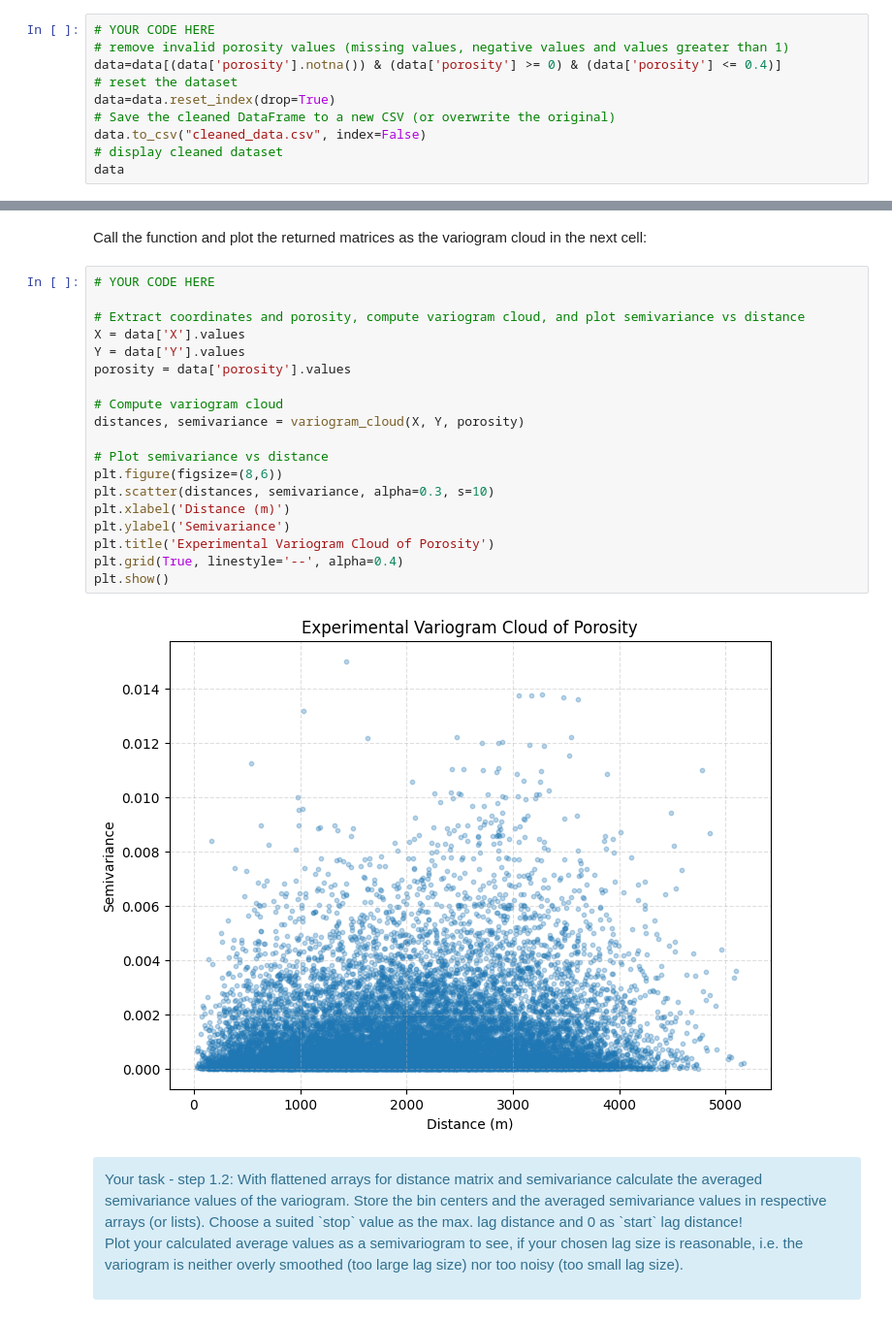
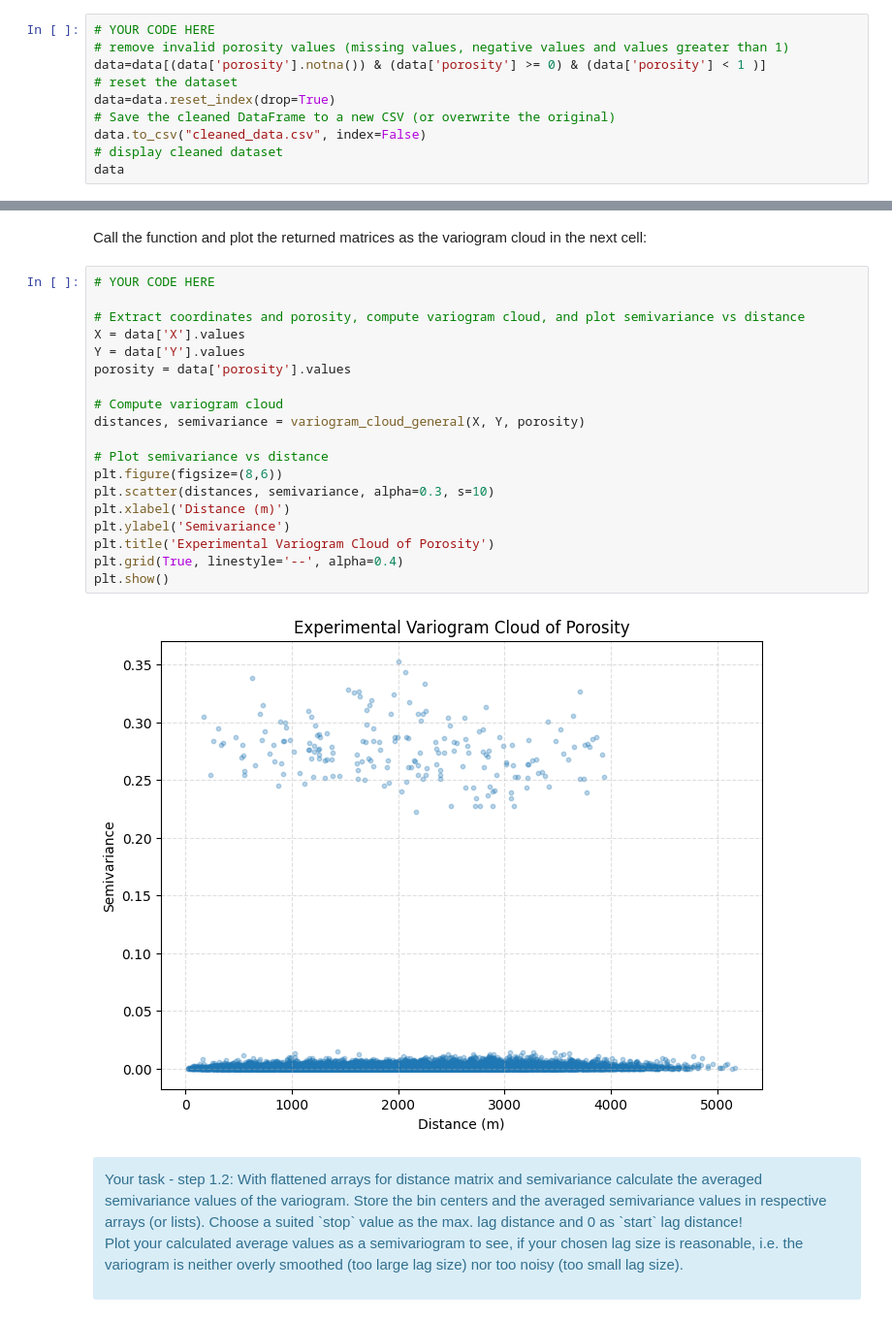
Before and after one commit to ElantaryJalal/Geo_Assignement, a Jupyter notebook: assignment group 8 (1).ipynb, the cells around one changed output, grey strips where cells are left out. Shown at 97% size. Drawn from its saved outputs; the diff is of its cells as text.

```diff
--- a/assignment group 8 (1).ipynb
+++ b/assignment group 8 (1).ipynb
@@ -133,7 +133,7 @@ Your task: Clean the dataset by removing all rows which have errorneous paramete
 # %%
 # YOUR CODE HERE
 # remove invalid porosity values (missing values, negative values and values greater than 1)
-data=data[(data['porosity'].notna()) & (data['porosity'] >= 0) & (data['porosity'] <= 0.4)]
+data=data[(data['porosity'].notna()) & (data['porosity'] >= 0) & (data['porosity'] < 1 )]
 # reset the dataset
 data=data.reset_index(drop=True)
 # Save the cleaned DataFrame to a new CSV (or overwrite the original)
@@ -470,24 +470,24 @@ Call the function and plot the returned matrices as the variogram cloud in the n
 # %%
 # YOUR CODE HERE
 
 # Extract coordinates and porosity, compute variogram cloud, and plot semivariance vs distance
 X = data['X'].values
 Y = data['Y'].values
 porosity = data['porosity'].values
 
 # Compute variogram cloud
-distances, semivariance = variogram_cloud(X, Y, porosity)
+distances, semivariance = variogram_cloud_general(X, Y, porosity)
 
 # Plot semivariance vs distance
 plt.figure(figsize=(8,6))
 plt.scatter(distances, semivariance, alpha=0.3, s=10)
 plt.xlabel('Distance (m)')
 plt.ylabel('Semivariance')
 plt.title('Experimental Variogram Cloud of Porosity')
 plt.grid(True, linestyle='--', alpha=0.4)
 plt.show()
 # %% [output]
-[figure, old version]
+[figure, new version]
 # %% [markdown]
 <div class="alert alert-block alert-info">
 Your task - step 1.2: With flattened arrays for distance matrix and semivariance calculate the averaged semivariance values of the variogram. Store the bin centers and the averaged semivariance values in respective arrays (or lists). Choose a suited `stop` value as the max. lag distance and 0 as `start` lag distance!
```
Also changed, not shown: parts of 15 cells of this notebook, 1 other file.
